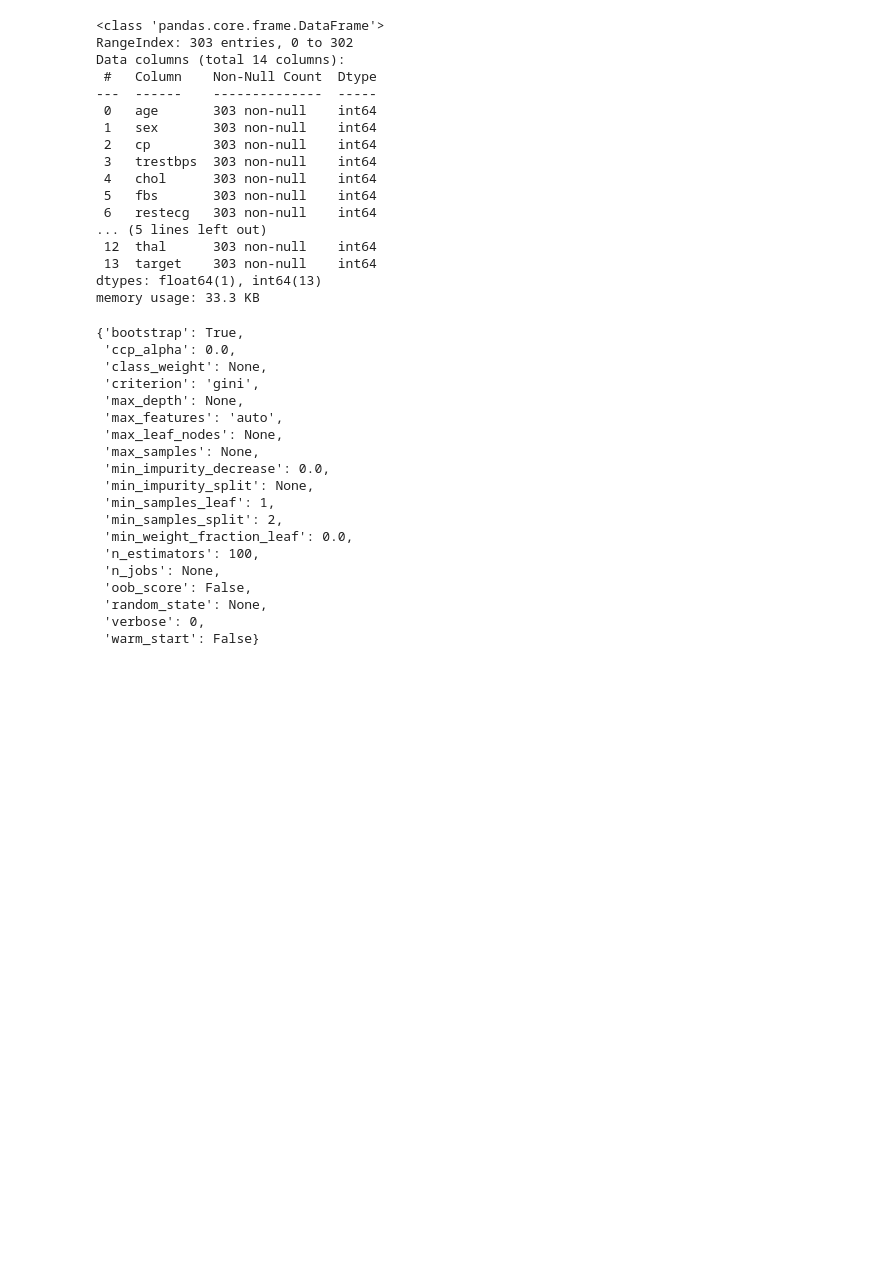
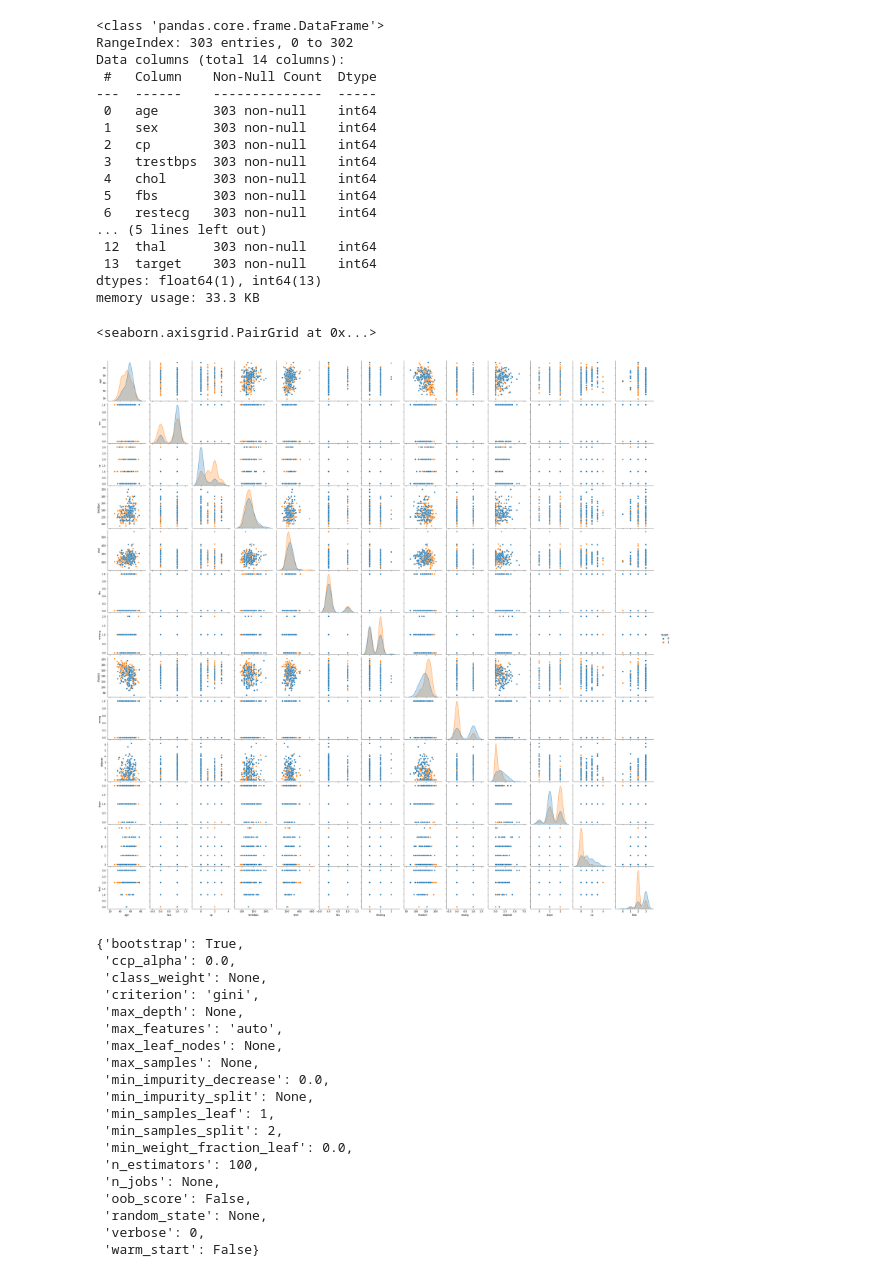
Before and after one commit to Grimmwolf-lab/Machine-learning-Projects, a Jupyter notebook: Introduction-to-scikit-learn.ipynb, the cells around one changed output. Drawn from its saved outputs; the diff is of its cells as text; code cells hidden in the pictures; blank space fills up the shorter version.

```diff
--- a/Introduction-to-scikit-learn.ipynb
+++ b/Introduction-to-scikit-learn.ipynb
@@ -74,6 +74,12 @@ Data columns (total 14 columns):
  13  target    303 non-null    int64
 dtypes: float64(1), int64(13)
 memory usage: 33.3 KB
+# %%
+import seaborn as sns
+sns.pairplot(heart_disease,hue="target")
+# %% [output]
+<seaborn.axisgrid.PairGrid at 0x...>
+[figure, added]
 # %%
 # 2.Choose the right estimator and hyperparameters.
 from sklearn.ensemble import RandomForestClassifier
```
Also changed, not shown: parts of 109 cells of this notebook, 3 other files.
